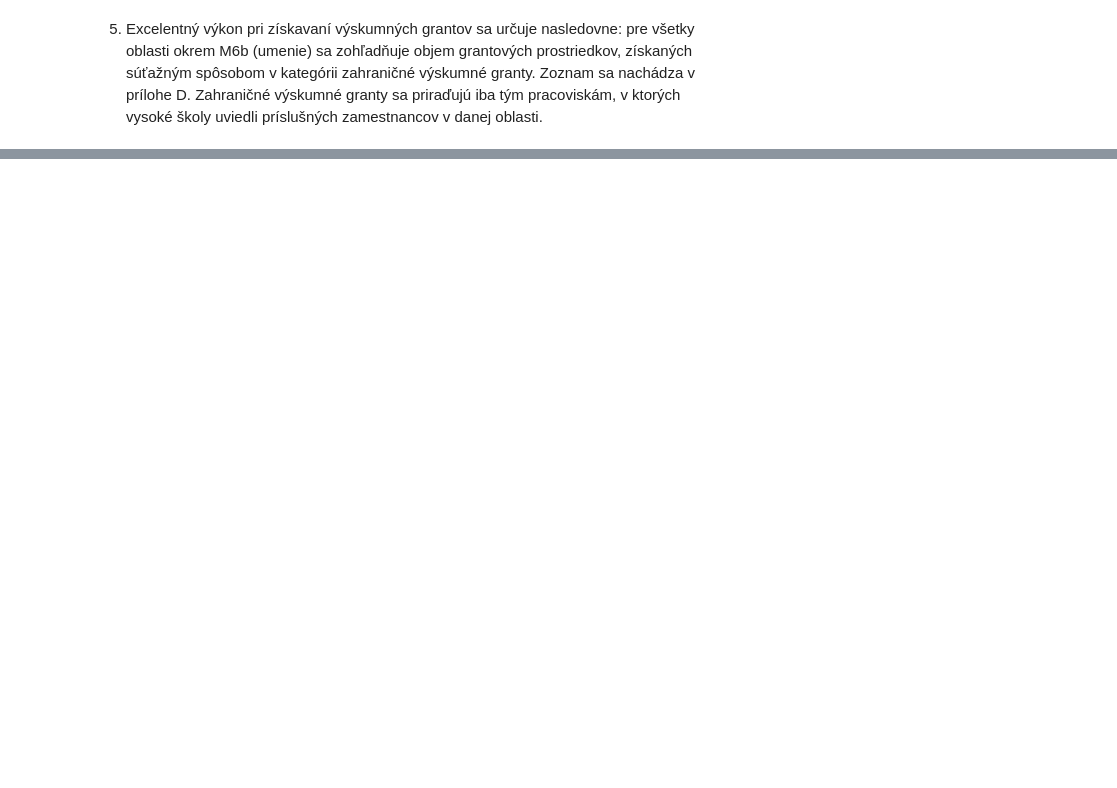
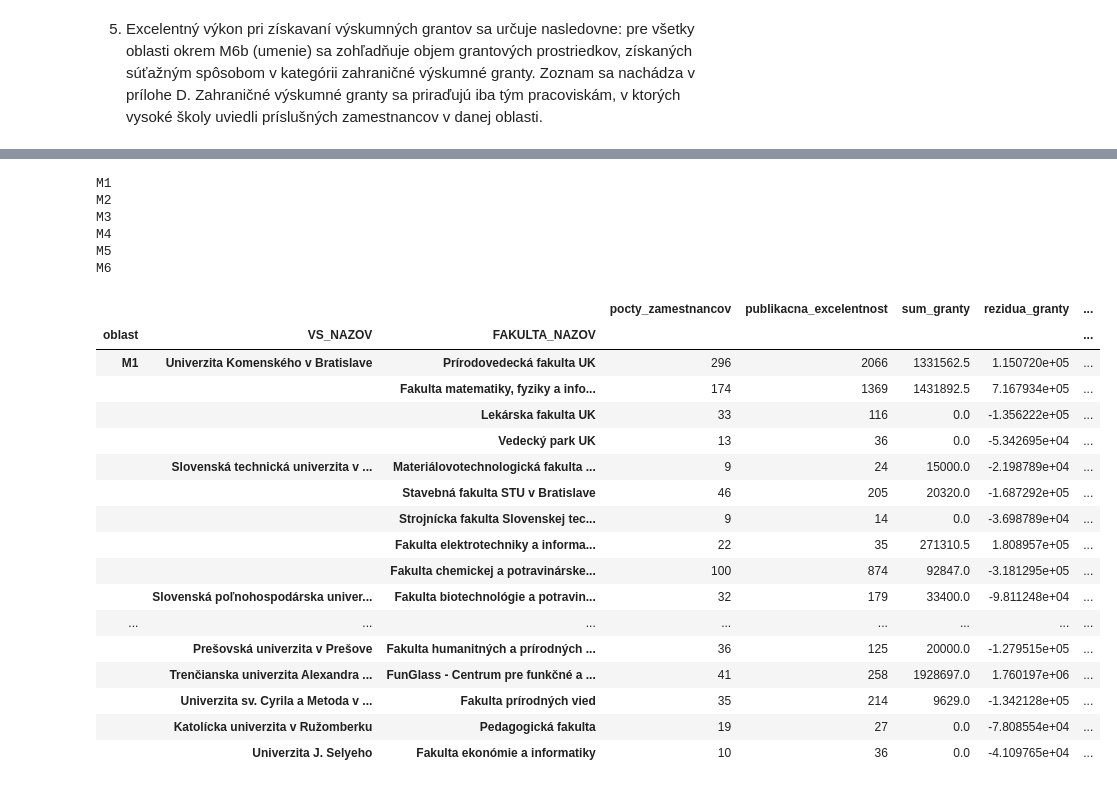
Before and after one commit to kiwaikiki/rozpis-dotacii-sr-vs, a Jupyter notebook: src/analyze.ipynb, the cells around one changed output, grey strips where cells are left out. Drawn from its saved outputs; the diff is of its cells as text; code cells hidden in the pictures; blank space fills up the shorter version.

```diff
--- a/src/analyze.ipynb
+++ b/src/analyze.ipynb
@@ -356,23 +764,51 @@ for oblast in sorted(set(oblasti_mapping.values())):
 # %%
-
 import scipy.stats as stats
-
 rezid_data = []
 for oblast in sorted(set(oblasti_mapping.values())):
     print(oblast)
-    data = pd.read_csv(f'../data/data_to_model_{oblast}_rezid.csv')
+    data = pd.read_csv(f'../data/zbehnute/data_to_model_{oblast}_rezid.csv') # tu chce byt tabulka s rezid
+
+    ### TODO
+    data['sum_granty'] = data['sum_granty'] / 2
+    data['rezidua_granty'] = data['rezidua_granty'] / 2
+    data['fit_granty'] = data['sum_granty'] - data['rezidua_granty']
+    ####
+
     # display(data)
     data['oblast'] = oblast
     # display(data)
     data = data.set_index(['oblast', 'VS_NAZOV', 'FAKULTA_NAZOV'])
     # display(data)
+    data['publ_z_score'] = stats.zscore(data['rezidua_publ'])
+    data['grant_z_score'] = stats.zscore(data['rezidua_granty'])
+    data['final_score'] = data['publ_z_score'] * 0.6 + data['grant_z_score'] * 0.4
     if ( rezid_data is None ):
         rezid_data = data
     else:
         rezid_data.append(data)
-
-rezid_data = pd.concat(rezid_data)
-rezid_data['publ_z_score'] = stats.zscore(rezid_data['rezidua_publ'])
-rezid_data['grant_z_score'] = stats.zscore(rezid_data['rezidua_granty'])
-
-rezid_data
+rezid_data[0]
+# %% [output]
+M1
+M2
+M3
+M4
+M5
+M6
+|  |  |  | pocty_zamestnancov | publikacna_excelentnost | sum_granty | rezidua_granty | ... |
+| oblast | VS_NAZOV | FAKULTA_NAZOV |  |  |  |  | ... |
+| M1 | Univerzita Komenského v Bratislave | Prírodovedecká fakulta UK | 296 | 2066 | 1331562.5 | 1.150720e+05 | ... |
+|  |  | Fakulta matematiky, fyziky a info... | 174 | 1369 | 1431892.5 | 7.167934e+05 | ... |
+|  |  | Lekárska fakulta UK | 33 | 116 | 0.0 | -1.356222e+05 | ... |
+|  |  | Vedecký park UK | 13 | 36 | 0.0 | -5.342695e+04 | ... |
+|  | Slovenská technická univerzita v ... | Materiálovotechnologická fakulta ... | 9 | 24 | 15000.0 | -2.198789e+04 | ... |
+|  |  | Stavebná fakulta STU v Bratislave | 46 | 205 | 20320.0 | -1.687292e+05 | ... |
+|  |  | Strojnícka fakulta Slovenskej tec... | 9 | 14 | 0.0 | -3.698789e+04 | ... |
+|  |  | Fakulta elektrotechniky a informa... | 22 | 35 | 271310.5 | 1.808957e+05 | ... |
+|  |  | Fakulta chemickej a potravinárske... | 100 | 874 | 92847.0 | -3.181295e+05 | ... |
+|  | Slovenská poľnohospodárska univer... | Fakulta biotechnológie a potravin... | 32 | 179 | 33400.0 | -9.811248e+04 | ... |
+| ... | ... | ... | ... | ... | ... | ... | ... |
+|  | Prešovská univerzita v Prešove | Fakulta humanitných a prírodných ... | 36 | 125 | 20000.0 | -1.279515e+05 | ... |
+|  | Trenčianska univerzita Alexandra ... | FunGlass - Centrum pre funkčné a ... | 41 | 258 | 1928697.0 | 1.760197e+06 | ... |
+|  | Univerzita sv. Cyrila a Metoda v ... | Fakulta prírodných vied | 35 | 214 | 9629.0 | -1.342128e+05 | ... |
+|  | Katolícka univerzita v Ružomberku | Pedagogická fakulta | 19 | 27 | 0.0 | -7.808554e+04 | ... |
+|  | Univerzita J. Selyeho | Fakulta ekonómie a informatiky | 10 | 36 | 0.0 | -4.109765e+04 | ... |
```
Also changed, not shown: parts of 23 cells of this notebook.
